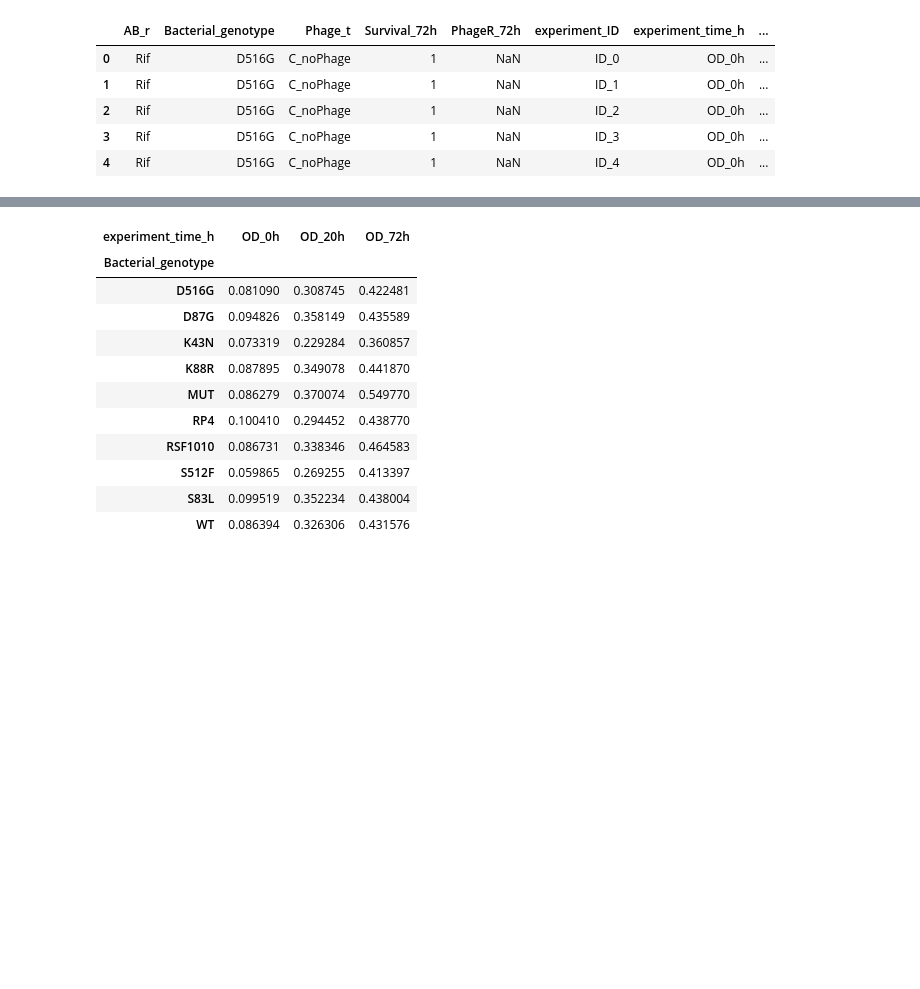
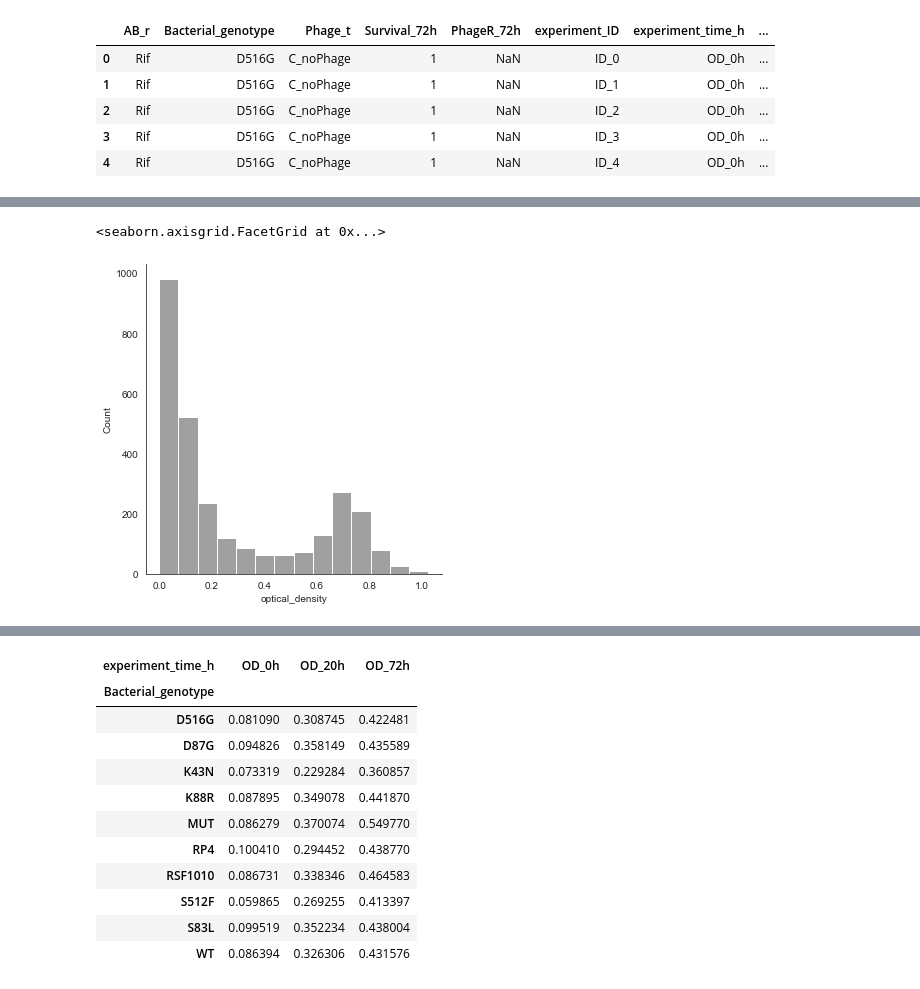
Before and after one commit to jorisvandenbossche/DS-python-data-analysis, a Jupyter notebook: _solved/case3_bacterial_resistance_lab_experiment.ipynb, the cells around one changed output, grey strips where cells are left out. Saved outputs shown, nothing was run; the diff lists cells and outputs as text; code cells hidden in the pictures; blank space fills up the shorter version.

```diff
--- a/_solved/case3_bacterial_resistance_lab_experiment.ipynb
+++ b/_solved/case3_bacterial_resistance_lab_experiment.ipynb
@@ -188,0 +178,7 @@ _Tip_: within plotnine, searching for a specific geometry always starts with typ
+# %%
+sns.set_style("white")
+sns.displot(tidy_experiment, x="optical_density",
+            color='grey', edgecolor='white')
+# %% [output]
+<seaborn.axisgrid.FacetGrid at 0x...>
+[figure, added]
```
Also changed, not shown: parts of 38 cells of this notebook.
